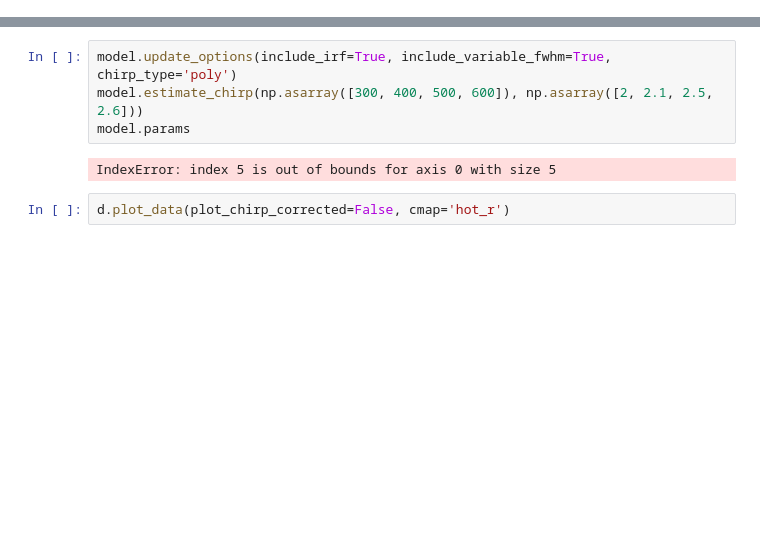
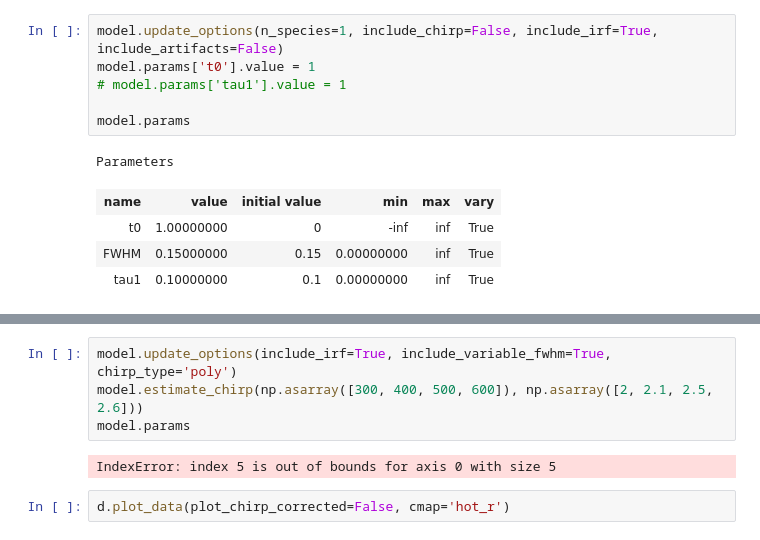
Before and after one commit to dmadea/pyTSA, a Jupyter notebook: pyTSA/test.ipynb, the cells around one changed output, grey strips where cells are left out. Cells and saved outputs as stored; diff of their text form; blank space fills up the shorter version.

```diff
--- a/pyTSA/test.ipynb
+++ b/pyTSA/test.ipynb
@@ -27,0 +19,12 @@ Parameters
+# %%
+model.update_options(n_species=1, include_chirp=False, include_irf=True, include_artifacts=False)
+model.params['t0'].value = 1
+# model.params['tau1'].value = 1
+
+model.params
+# %% [output]
+Parameters
+| name | value | initial value | min | max | vary |
+| t0 | 1.00000000 | 0 | -inf | inf | True |
+| FWHM | 0.15000000 | 0.15 | 0.00000000 | inf | True |
+| tau1 | 0.10000000 | 0.1 | 0.00000000 | inf | True |
```
Also changed, not shown: parts of 6 cells of this notebook, 4 other files.
